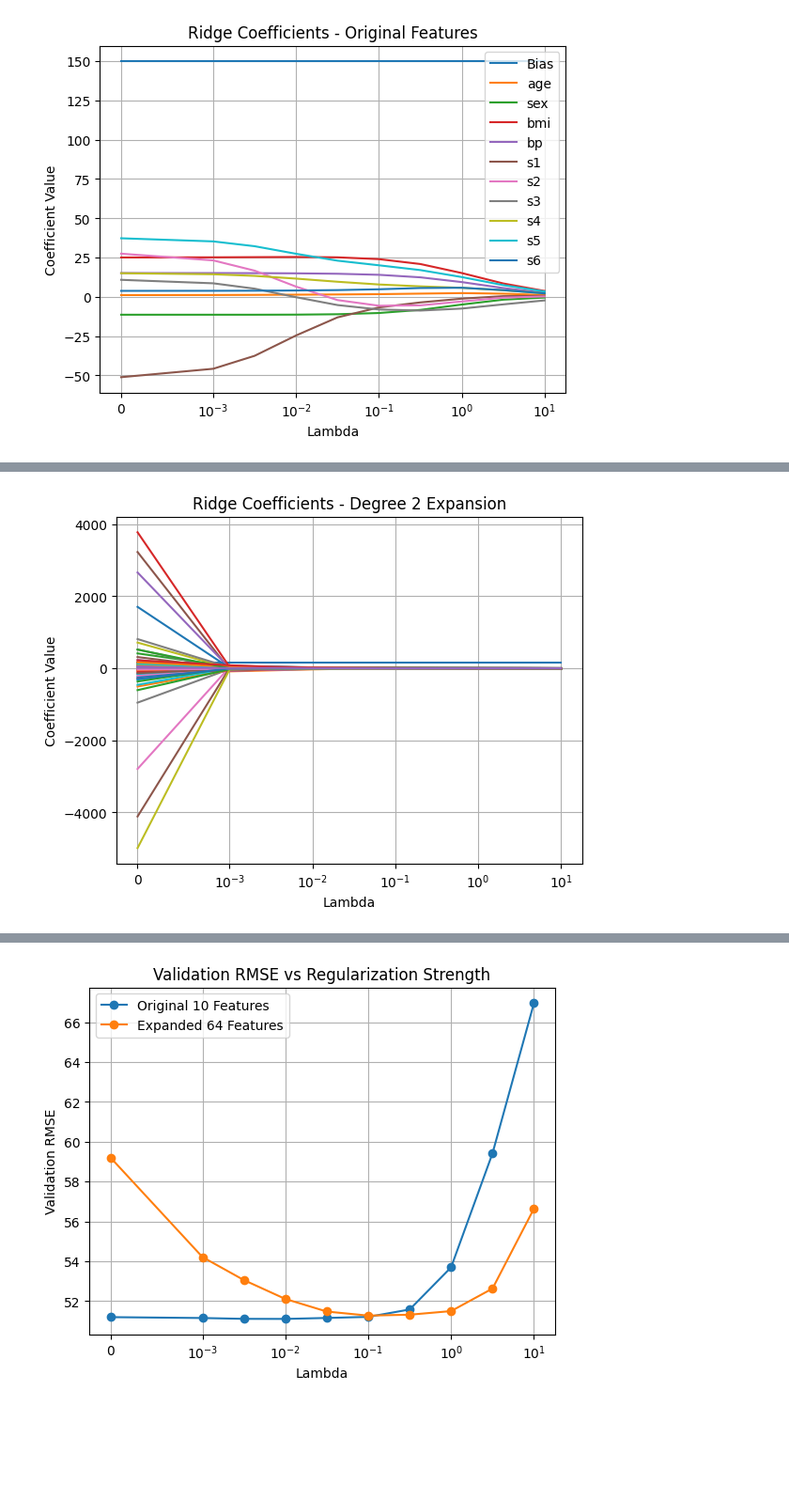
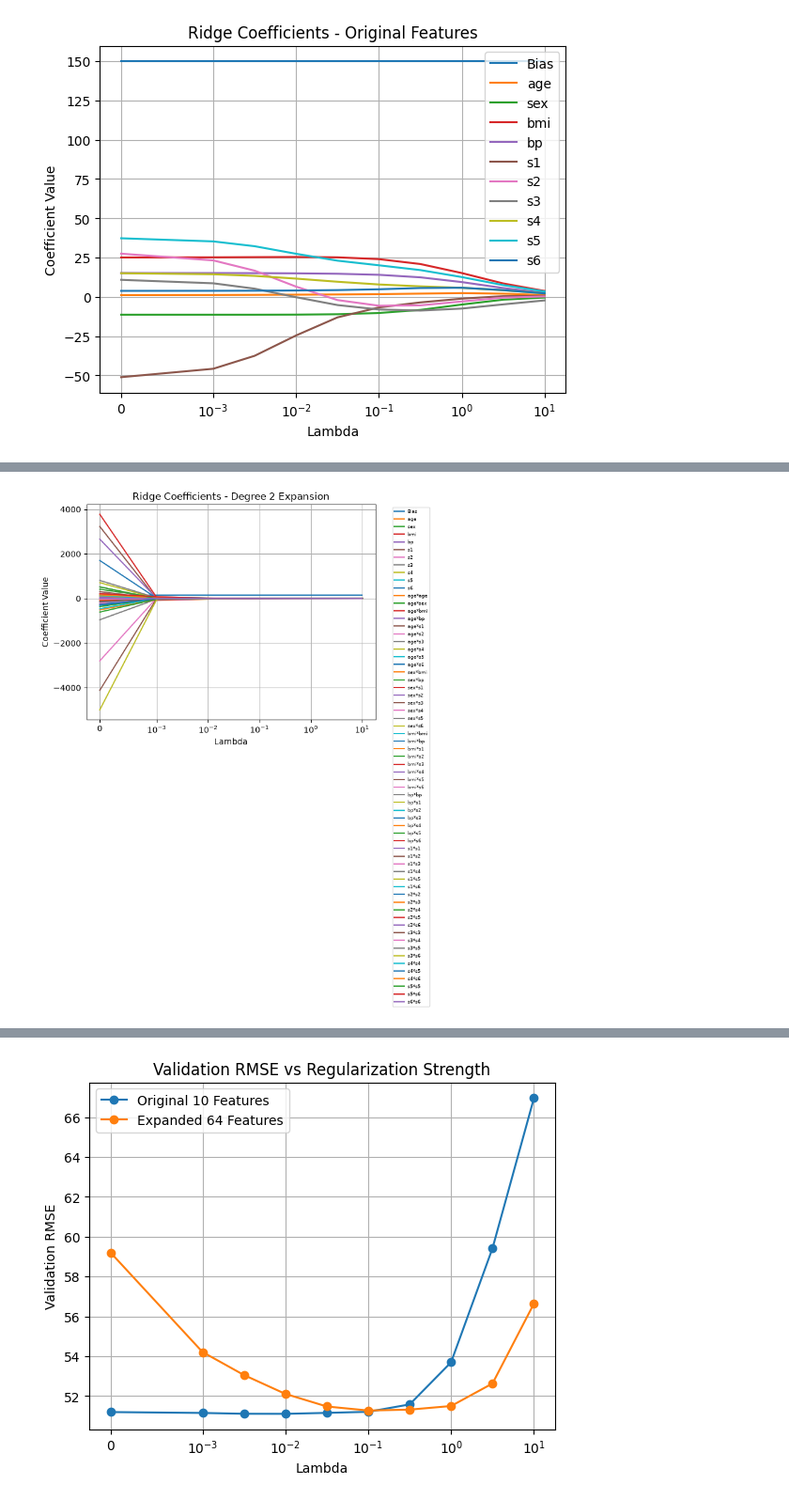
Before and after one commit to asmaa580/Linear-Models-and-Support-Vector-Machines, a Jupyter notebook: notebbok1.ipynb, the cells around one changed output, grey strips where cells are left out. Shown at 94% size. Cells and saved outputs as stored; diff of their text form; code cells hidden in the pictures; blank space fills up the shorter version.

```diff
--- a/notebbok1.ipynb
+++ b/notebbok1.ipynb
@@ -1239,25 +1241,30 @@ plt.show()
 # %%
 
 expanded_feature_names = ["Bias"] + expanded_names
 for i, name in enumerate(expanded_feature_names):
 
     coefficients = [
         ridge_expanded_results[lam]["weights"][i]
         for lam in lambda_values
     ]
 
     plt.plot(
         lambda_values,
         coefficients,
         label=name
     )
 
 plt.xscale("symlog", linthresh=1e-3)
 plt.xlabel("Lambda")
 plt.ylabel("Coefficient Value")
 plt.title("Ridge Coefficients - Degree 2 Expansion")
 plt.grid(True)
-
+plt.legend(
+    bbox_to_anchor=(1.05, 1),
+    loc="upper left",
+    fontsize=6
+)
+plt.tight_layout()
 plt.show()
 # %% [output]
-[figure, old version]
+[figure, new version]
```
Also changed, not shown: parts of 4 cells of this notebook.
